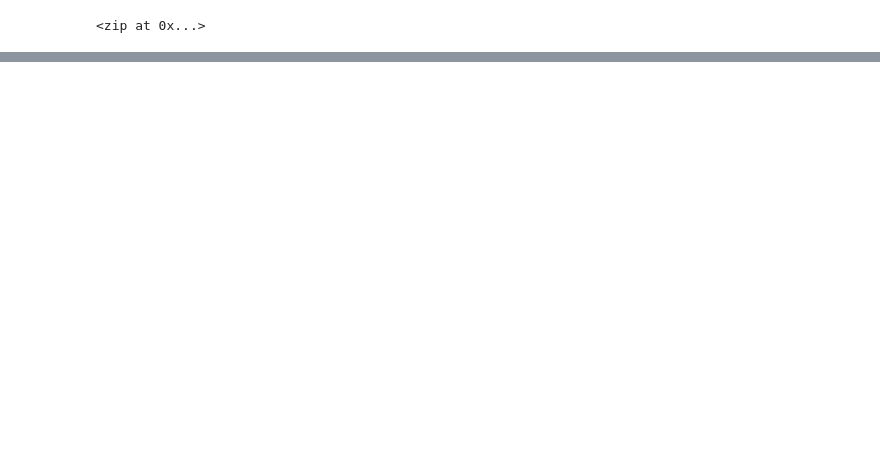
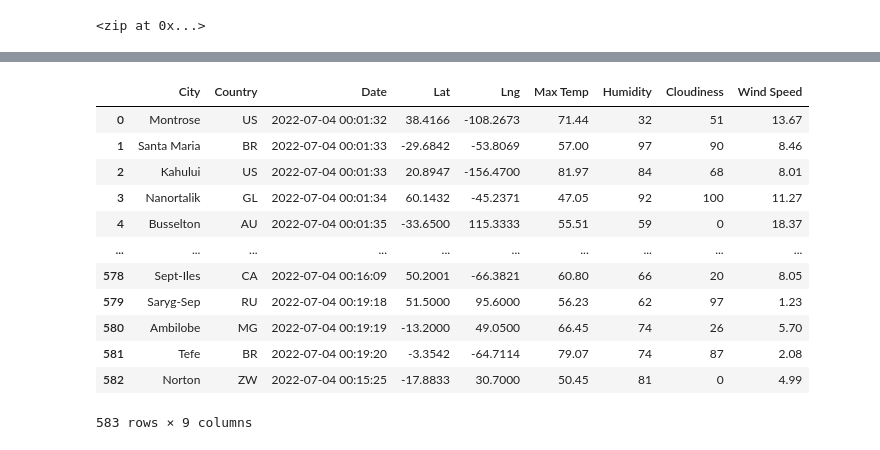
Before and after one commit to Calebmkelly/World_Weather_Analysis, a Jupyter notebook: WeatherPy.ipynb, the cells around one changed output, grey strips where cells are left out. Saved outputs shown, nothing was run; the diff lists cells and outputs as text; code cells hidden in the pictures; blank space fills up the shorter version.

Commit message:
Modified git ignore and weatherPy files

```diff
--- a/WeatherPy.ipynb
+++ b/WeatherPy.ipynb
@@ -7,3 +11,6 @@ from citipy import citipy
+# %%
+# Starting URL for Weather Map API Call.
+url = "http://api.openweathermap.org/data/2.5/weather?units=Imperial&APPID=" + weather_api_key
 # %%
 # Create a set of random latitude and longitude combinations.
 lats = np.random.uniform(low=-90.000, high=90.000, size=1500)
@@ -53,0 +141,3 @@ len(cities)
+# %%
+city_data_df = pd.DataFrame(city_data)
+city_data_df.head(10)
@@ -53,0 +156,19 @@ len(cities)
+# %%
+# organize column order
+new_column_order = ["City", "Country", "Date", "Lat", "Lng", "Max Temp", "Humidity", "Cloudiness", "Wind Speed"]
+city_data_df = city_data_df[new_column_order]
+city_data_df
+# %% [output]
+|  | City | Country | Date | Lat | Lng | Max Temp | Humidity | Cloudiness | Wind Speed |
+| 0 | Montrose | US | 2022-07-04 00:01:32 | 38.4166 | -108.2673 | 71.44 | 32 | 51 | 13.67 |
+| 1 | Santa Maria | BR | 2022-07-04 00:01:33 | -29.6842 | -53.8069 | 57.00 | 97 | 90 | 8.46 |
+| 2 | Kahului | US | 2022-07-04 00:01:33 | 20.8947 | -156.4700 | 81.97 | 84 | 68 | 8.01 |
+| 3 | Nanortalik | GL | 2022-07-04 00:01:34 | 60.1432 | -45.2371 | 47.05 | 92 | 100 | 11.27 |
+| 4 | Busselton | AU | 2022-07-04 00:01:35 | -33.6500 | 115.3333 | 55.51 | 59 | 0 | 18.37 |
+| ... | ... | ... | ... | ... | ... | ... | ... | ... | ... |
+| 578 | Sept-Iles | CA | 2022-07-04 00:16:09 | 50.2001 | -66.3821 | 60.80 | 66 | 20 | 8.05 |
+| 579 | Saryg-Sep | RU | 2022-07-04 00:19:18 | 51.5000 | 95.6000 | 56.23 | 62 | 97 | 1.23 |
+| 580 | Ambilobe | MG | 2022-07-04 00:19:19 | -13.2000 | 49.0500 | 66.45 | 74 | 26 | 5.70 |
+| 581 | Tefe | BR | 2022-07-04 00:19:20 | -3.3542 | -64.7114 | 79.07 | 74 | 87 | 2.08 |
+| 582 | Norton | ZW | 2022-07-04 00:15:25 | -17.8833 | 30.7000 | 50.45 | 81 | 0 | 4.99 |
+583 rows × 9 columns
```
Also changed, not shown: parts of 6 cells of this notebook, 1 other file.
